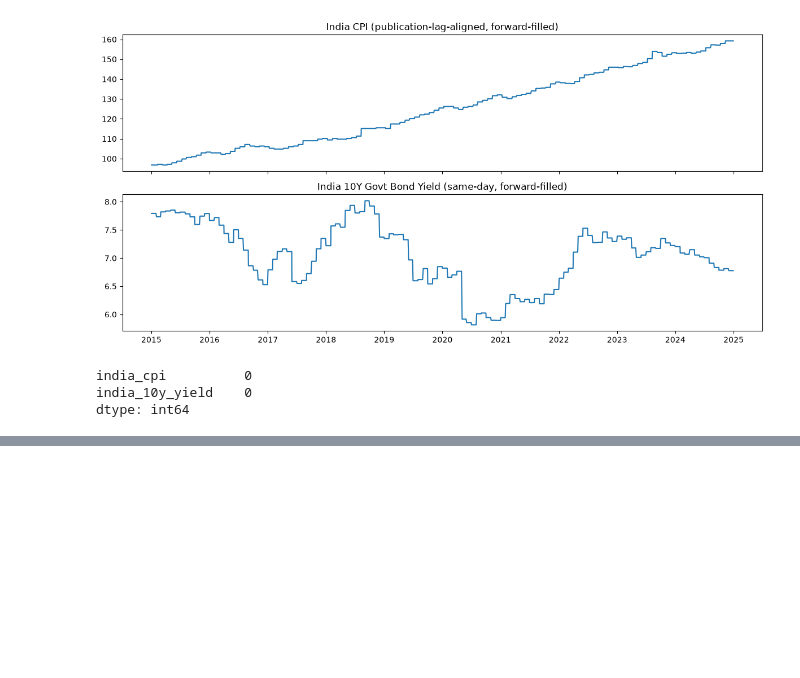
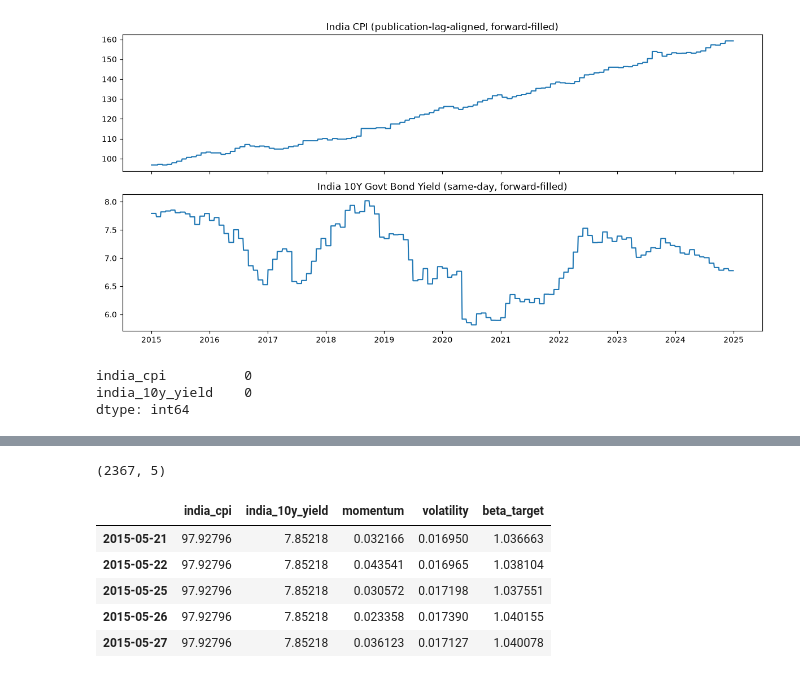
Before and after one commit to adt-kmr/neural-capm, a Jupyter notebook: notebooks/03_feature_matrix.ipynb, the cells around one changed output, grey strips where cells are left out. Saved outputs shown, nothing was run; the diff lists cells and outputs as text; code cells hidden in the pictures; blank space fills up the shorter version.

```diff
--- a/notebooks/03_feature_matrix.ipynb
+++ b/notebooks/03_feature_matrix.ipynb
@@ -55,3 +55,9 @@ print(macro_features.isna().sum())
 india_cpi          0
 india_10y_yield    0
 dtype: int64
+# %%
+from neural_capm.data.preprocessing import build_technical_feature_matrix
+from neural_capm.finance.kalman_beta import compute_kalman_beta
+
+index_prices = load_price_series("^NSEI")
+index_ret = compute_returns(index_prices)
@@ -57,0 +95,17 @@ dtype: int64
+# %%
+full_feature_matrix = pd.concat(
+    [macro_features, technical_features, beta_target.rename("beta_target")],
+    axis=1,
+    join="inner",
+).dropna()
+
+print(full_feature_matrix.shape)
+full_feature_matrix.head()
+# %% [output]
+(2367, 5)
+|  | india_cpi | india_10y_yield | momentum | volatility | beta_target |
+| 2015-05-21 | 97.92796 | 7.85218 | 0.032166 | 0.016950 | 1.036663 |
+| 2015-05-22 | 97.92796 | 7.85218 | 0.043541 | 0.016965 | 1.038104 |
+| 2015-05-25 | 97.92796 | 7.85218 | 0.030572 | 0.017198 | 1.037551 |
+| 2015-05-26 | 97.92796 | 7.85218 | 0.023358 | 0.017390 | 1.040155 |
+| 2015-05-27 | 97.92796 | 7.85218 | 0.036123 | 0.017127 | 1.040078 |
```
Also changed, not shown: parts of 4 cells of this notebook.
